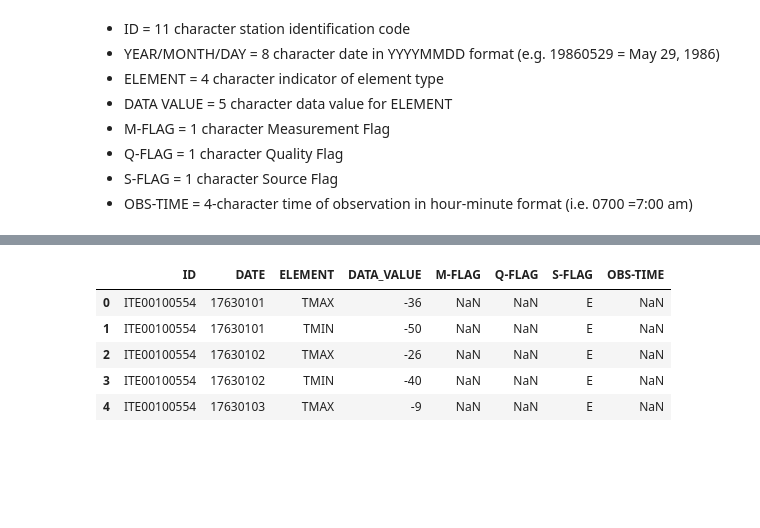
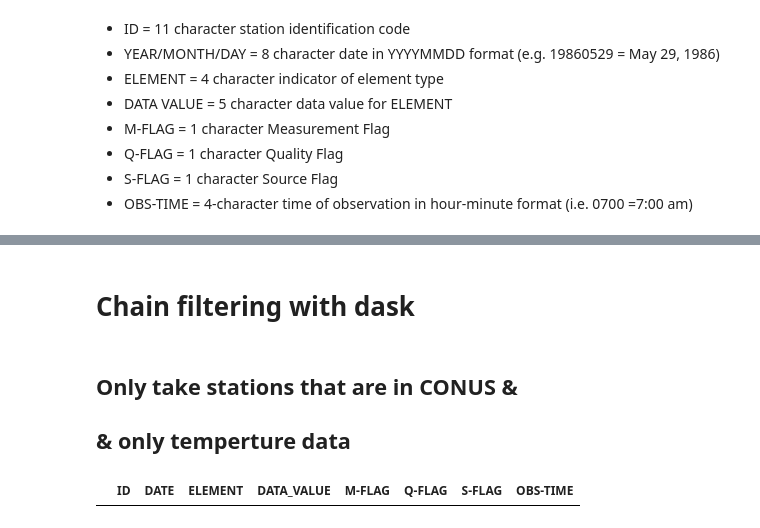
Before and after one commit to story645/amspangeo, a Jupyter notebook: ghcn.ipynb, the cells around one changed output, grey strips where cells are left out. Drawn from its saved outputs; the diff is of its cells as text; code cells hidden in the pictures; blank space fills up the shorter version.

```diff
--- a/ghcn.ipynb
+++ b/ghcn.ipynb
@@ -85,0 +135,2 @@ dfst.head()
+# %%
+usa_st = dfst[~(dfst['STATE'].str.match(' ') & dfst['STATE'].isin(['AK', 'HI']))]
@@ -86,2 +140,2 @@ dfst.head()
 # %%
-columns = ['ID', 'DATE', 'ELEMENT', 'DATA_VALUE', 'M-FLAG', 'Q-FLAG', 'S-FLAG', 'OBS-TIME']
+names = ['ID', 'DATE', 'ELEMENT', 'DATA_VALUE', 'M-FLAG', 'Q-FLAG', 'S-FLAG', 'OBS-TIME']
@@ -95,0 +154,5 @@ Setting ``blocksize=None``
+# %%
+#r pandas is better behaved for the
+df = pd.read_csv(GHCNP.joinpath("2019.csv"), names=names, memory_map=False,
+                    dtype={'M-FLAG': 'object'}, parse_dates=['DATE'])
+df
@@ -96,9 +173,9 @@ Setting ``blocksize=None``
+# %% [markdown]
+# Chain filtering with dask
+# %% [markdown]
+## Only take stations that are in CONUS &
+## & only temperture data
 # %%
-df.head()
+df[df['ID'].isin(usa_st[])].head()
 # %% [output]
 |  | ID | DATE | ELEMENT | DATA_VALUE | M-FLAG | Q-FLAG | S-FLAG | OBS-TIME |
-| 0 | ITE00100554 | 17630101 | TMAX | -36 | NaN | NaN | E | NaN |
-| 1 | ITE00100554 | 17630101 | TMIN | -50 | NaN | NaN | E | NaN |
-| 2 | ITE00100554 | 17630102 | TMAX | -26 | NaN | NaN | E | NaN |
-| 3 | ITE00100554 | 17630102 | TMIN | -40 | NaN | NaN | E | NaN |
-| 4 | ITE00100554 | 17630103 | TMAX | -9 | NaN | NaN | E | NaN |
```
Also changed, not shown: parts of 31 cells of this notebook, 2 other files.
